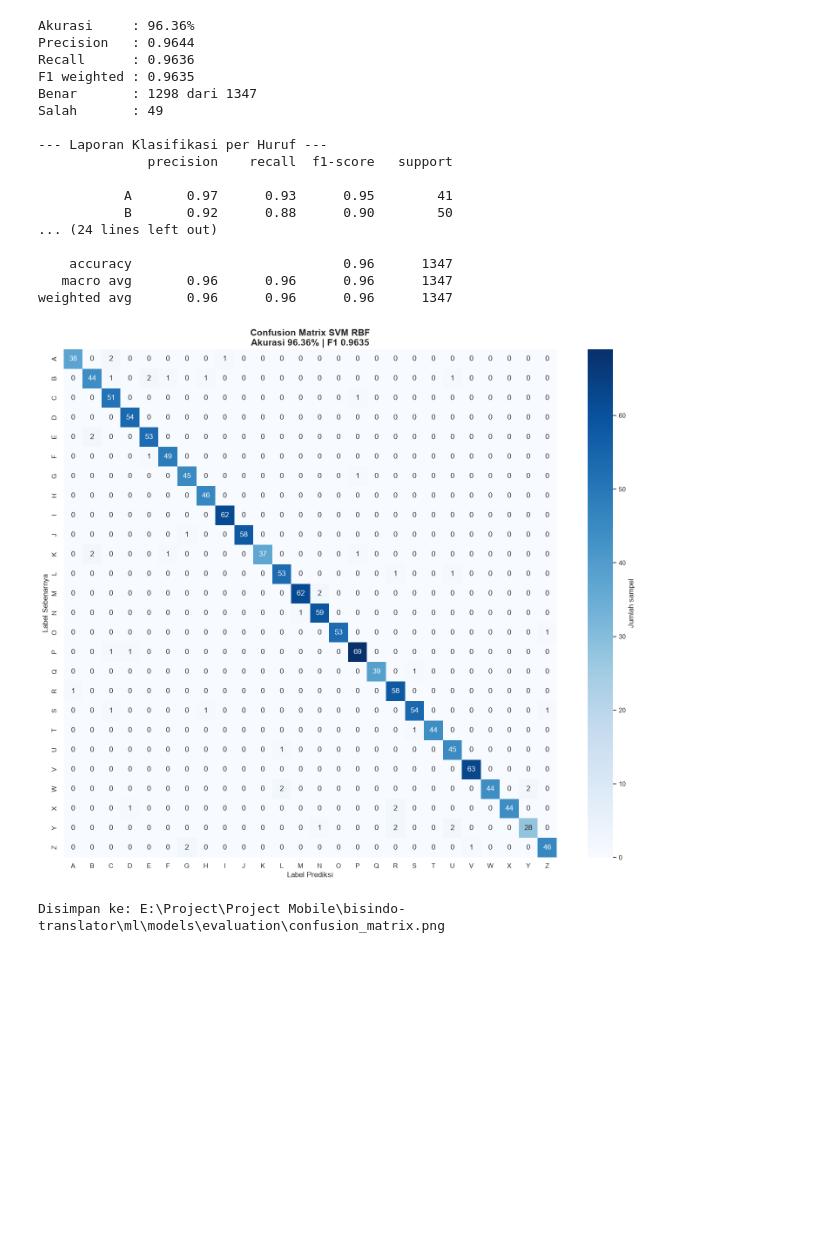
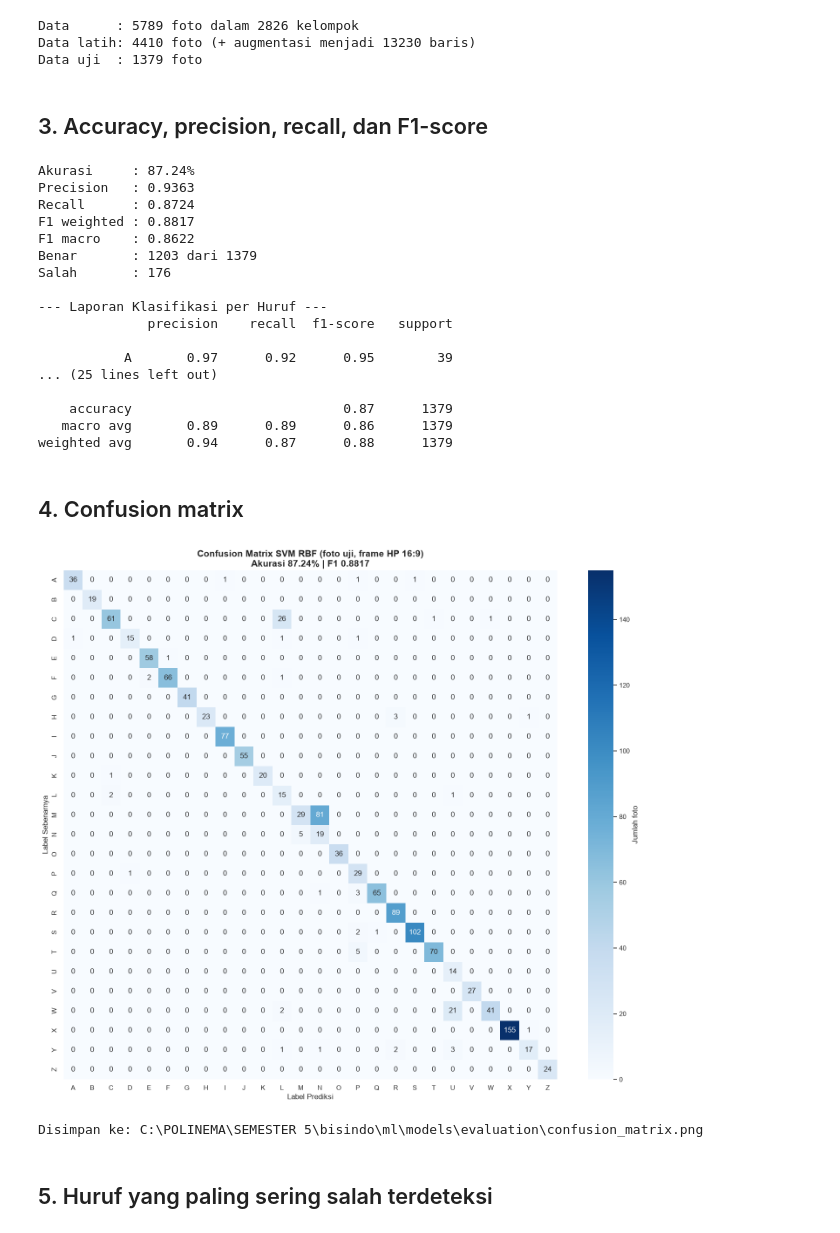
Before and after one commit to hafisc/bisindo, a Jupyter notebook: ml/notebooks/model_evaluation.ipynb, the cells around one changed output. Saved outputs shown, nothing was run; the diff lists cells and outputs as text; code cells hidden in the pictures; blank space fills up the shorter version.

```diff
--- a/ml/notebooks/model_evaluation.ipynb
+++ b/ml/notebooks/model_evaluation.ipynb
@@ -21,6 +24,7 @@ from pathlib import Path
 import joblib
 import matplotlib.pyplot as plt
 import numpy as np
+import pandas as pd
 import seaborn as sns
 from sklearn.metrics import (
     accuracy_score,
@@ -30,20 +34,25 @@ from sklearn.metrics import (
     precision_score,
     recall_score,
 )
+from sklearn.model_selection import StratifiedGroupKFold
 
 # Notebook ada di ml/notebooks, sedangkan modul ada di ml/src.
-ML_DIR = Path.cwd().parent if Path.cwd().name == "notebooks" else Path.cwd()
+ML_DIR = Path.cwd().parent if Path.cwd().name == "notebooks" else Path.cwd() / "ml"
 SRC_DIR = ML_DIR / "src"
 MODELS_DIR = ML_DIR / "models"
+NPZ_PATH = ML_DIR / "data" / "processed" / "dataset_bisindo_landmarks_foto.npz"
 OUTPUT_DIR = MODELS_DIR / "evaluation"
 OUTPUT_DIR.mkdir(parents=True, exist_ok=True)
 
 if str(SRC_DIR) not in sys.path:
     sys.path.insert(0, str(SRC_DIR))
 
-from dataset.data_loader import FEATURE_COUNT, load_real_data  # noqa: E402
-from training.train_svm import LABEL_MAP_FILENAME, MODEL_FILENAME  # noqa: E402
+from dataset.augment_landmarks import augment_dataset, stretch_aspect  # noqa: E402
+from dataset.data_loader import FEATURE_COUNT  # noqa: E402
+from training.retrain_from_photos import PHONE_ASPECT, server_predict  # noqa: E402
+from training.train_svm import LABEL_MAP_FILENAME, MODEL_FILENAME, build_model  # noqa: E402
 
 sns.set_theme(style="whitegrid")
 print("Modul siap. Folder model:", MODELS_DIR)
+print("NPZ:", NPZ_PATH, "| ada" if NPZ_PATH.exists() else "| TIDAK ADA, jalankan 01_preprocessing_dataset_foto.ipynb")
 # %% [output]
@@ -72,8 +111,37 @@ Data uji : 1347 baris
+# %%
+data = np.load(NPZ_PATH, allow_pickle=True)
+features = data["X"].astype(np.float32)
+labels = data["labels"].astype(str)
+groups = data["groups"]
+target = np.array([class_names.index(huruf) for huruf in labels])
+
+train_index, test_index = next(
+    StratifiedGroupKFold(n_splits=5, shuffle=True, random_state=SEED).split(features, target, groups)
+)
+x_train, y_train = features[train_index], target[train_index]
+x_test, y_test = features[test_index], target[test_index]
+
+x_aug, y_aug = augment_dataset(x_train, y_train, PENGATURAN["salinan augmentasi"], seed=SEED, **AUGMENTASI)
+kembaran = build_model(c_value=PENGATURAN["C"], gamma=PENGATURAN["gamma"], random_state=SEED)
+kembaran.fit(x_aug, y_aug)
+
+y_pred = server_predict(kembaran, stretch_aspect(x_test, PHONE_ASPECT))
+
+print(f"Data      : {len(features)} foto dalam {len(np.unique(groups))} kelompok")
+print(f"Data latih: {len(x_train)} foto (+ augmentasi menjadi {len(x_aug)} baris)")
+print(f"Data uji  : {len(x_test)} foto")
+# %% [output]
+Data      : 5789 foto dalam 2826 kelompok
+Data latih: 4410 foto (+ augmentasi menjadi 13230 baris)
+Data uji  : 1379 foto
+# %% [markdown]
+## 3. Accuracy, precision, recall, dan F1-score
 # %%
 accuracy = accuracy_score(y_test, y_pred)
 precision = precision_score(y_test, y_pred, average="weighted", zero_division=0)
 recall = recall_score(y_test, y_pred, average="weighted", zero_division=0)
 f1 = f1_score(y_test, y_pred, average="weighted", zero_division=0)
+f1_macro = f1_score(y_test, y_pred, average="macro", zero_division=0)
 
 benar = int((y_test == y_pred).sum())
 salah = int((y_test != y_pred).sum())
@@ -82,58 +150,63 @@ print(f"Akurasi     : {accuracy * 100:.2f}%")
 print(f"Precision   : {precision:.4f}")
 print(f"Recall      : {recall:.4f}")
 print(f"F1 weighted : {f1:.4f}")
+print(f"F1 macro    : {f1_macro:.4f}")
 print(f"Benar       : {benar} dari {len(y_test)}")
 print(f"Salah       : {salah}")
 print()
 print("--- Laporan Klasifikasi per Huruf ---")
 print(classification_report(y_test, y_pred, target_names=class_names, zero_division=0))
 # %% [output]
-Akurasi     : 96.36%
-Precision   : 0.9644
-Recall      : 0.9636
-F1 weighted : 0.9635
-Benar       : 1298 dari 1347
-Salah       : 49
+Akurasi     : 87.24%
+Precision   : 0.9363
+Recall      : 0.8724
+F1 weighted : 0.8817
+F1 macro    : 0.8622
+Benar       : 1203 dari 1379
+Salah       : 176
 
 --- Laporan Klasifikasi per Huruf ---
               precision    recall  f1-score   support
 
-           A       0.97      0.93      0.95        41
-           B       0.92      0.88      0.90        50
-... (24 lines left out)
+           A       0.97      0.92      0.95        39
+... (25 lines left out)
 
-    accuracy                           0.96      1347
-   macro avg       0.96      0.96      0.96      1347
-weighted avg       0.96      0.96      0.96      1347
+    accuracy                           0.87      1379
+   macro avg       0.89      0.89      0.86      1379
+weighted avg       0.94      0.87      0.88      1379
+# %% [markdown]
+## 4. Confusion matrix
 # %%
 matrix = confusion_matrix(y_test, y_pred)
 
 figure, axis = plt.subplots(figsize=(15, 13))
 sns.heatmap(
     matrix,
     annot=True,
     fmt="d",
     cmap="Blues",
     xticklabels=class_names,
     yticklabels=class_names,
-    cbar_kws={"label": "Jumlah sampel"},
+    cbar_kws={"label": "Jumlah foto"},
     ax=axis,
 )
 axis.set_title(
-    f"Confusion Matrix SVM RBF\nAkurasi {accuracy * 100:.2f}% | F1 {f1:.4f}",
+    f"Confusion Matrix SVM RBF (foto uji, frame HP 16:9)\nAkurasi {accuracy * 100:.2f}% | F1 {f1:.4f}",
     fontsize=15,
     fontweight="bold",
 )
 axis.set_ylabel("Label Sebenarnya")
 axis.set_xlabel("Label Prediksi")
 figure.tight_layout()
 
 figure.savefig(OUTPUT_DIR / "confusion_matrix.png", dpi=150, bbox_inches="tight")
 plt.show()
 print("Disimpan ke:", OUTPUT_DIR / "confusion_matrix.png")
 # %% [output]
-[figure, old version]
+[figure, new version]
-Disimpan ke: E:\Project\Project Mobile\bisindo-translator\ml\models\evaluation\confusion_matrix.png
+Disimpan ke: C:\POLINEMA\SEMESTER 5\bisindo\ml\models\evaluation\confusion_matrix.png
+# %% [markdown]
+## 5. Huruf yang paling sering salah terdeteksi
 # %%
 pasangan = []
 for i, huruf_asli in enumerate(class_names):
```
Also changed, not shown: parts of 11 cells of this notebook, 8 other files.
